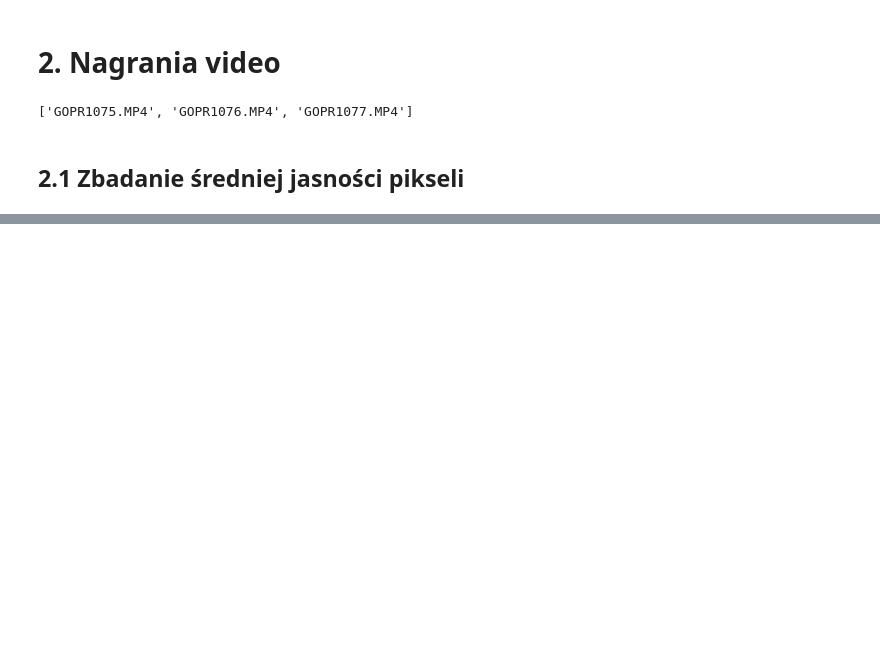
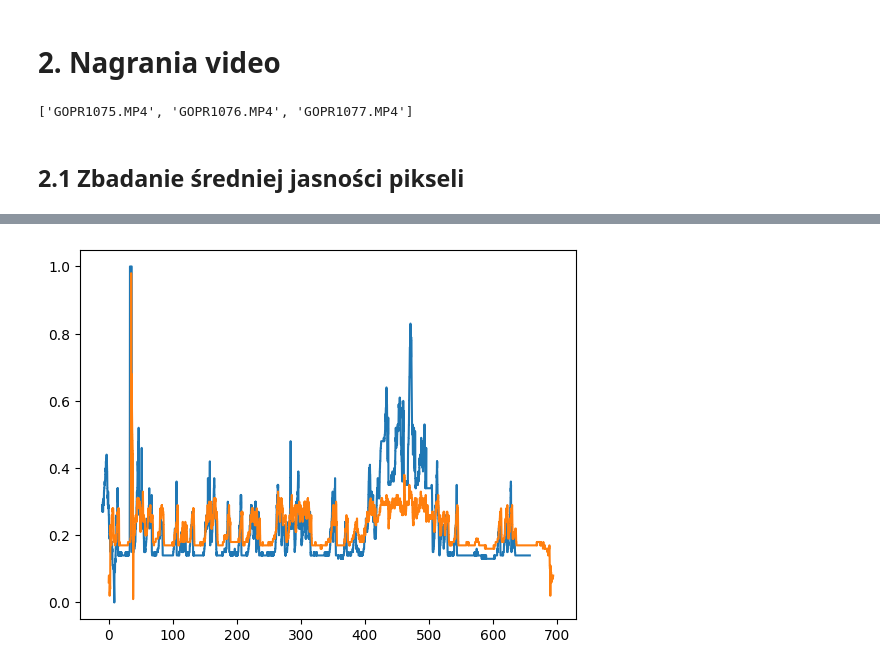
Before and after one commit to panjacob/A-study-of-nighttime-vehicle-detection-algorithms, a Jupyter notebook: Recordings/analyse.ipynb, the cells around one changed output, grey strips where cells are left out. Cells and saved outputs as stored; diff of their text form; code cells hidden in the pictures; blank space fills up the shorter version.

```diff
--- a/Recordings/analyse.ipynb
+++ b/Recordings/analyse.ipynb
@@ -177,0 +178,15 @@ plt.show()
+# %%
+light_y = [x[0] for x in frames_light_times[1]]
+light_x = [x[1] for x in frames_light_times[1]]
+
+
+recordings_moved = [[x[0] - 10, x[1], x[2]] for x in recordings_relative_divided[1]]
+record_y = [x[2] / 100 if x[2] < 100 else 1 for x in recordings_moved]
+record_x = [x[0] for x in recordings_moved]
+
+plt.plot(record_x, record_y)
+plt.plot(light_x, light_y)
+
+plt.show()
+# %% [output]
+[figure, added]
```
Also changed, not shown: parts of 11 cells of this notebook, 9 other files.
